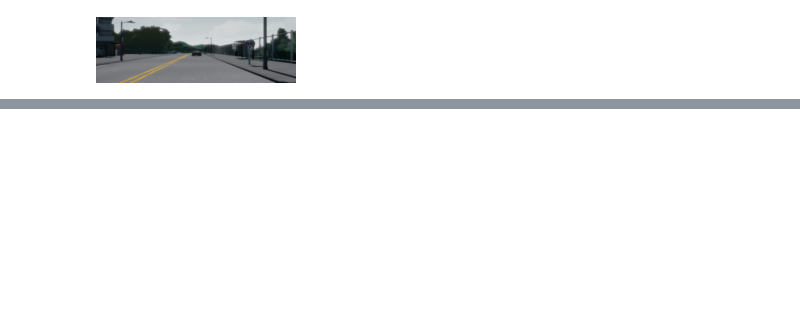
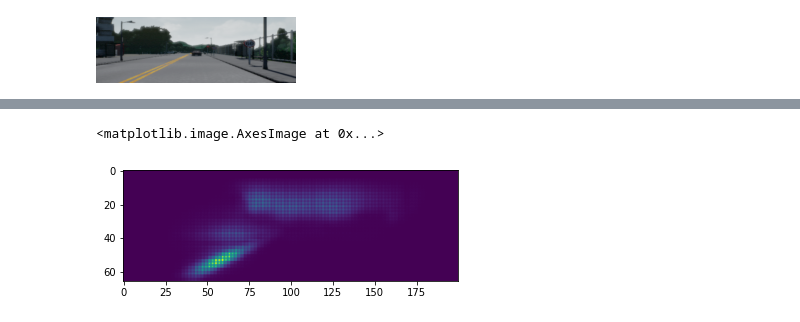
Before and after one commit to peterkim95/carla-driver, a Jupyter notebook: notebooks/internal_visualization.ipynb, the cells around one changed output, grey strips where cells are left out. Saved outputs shown, nothing was run; the diff lists cells and outputs as text; code cells hidden in the pictures; blank space fills up the shorter version.

```diff
--- a/notebooks/internal_visualization.ipynb
+++ b/notebooks/internal_visualization.ipynb
@@ -10,5 +12,5 @@ import torchvision.transforms as transforms
 # %%
 net = PilotNet()
-net.load_state_dict(torch.load('../checkpoints/net.pt', map_location=torch.device('cpu')))
+net.load_state_dict(torch.load('../checkpoints/net_epoch_1.pt', map_location=torch.device('cpu')))
 # %% [output]
 <All keys matched successfully>
@@ -81,0 +138,5 @@ for i in range(r):
+# %%
+plt.imshow(net.visual_mask.detach().squeeze())
+# %% [output]
+<matplotlib.image.AxesImage at 0x...>
+[figure, added]
```
Also changed, not shown: parts of 21 cells of this notebook, 2 other files.
